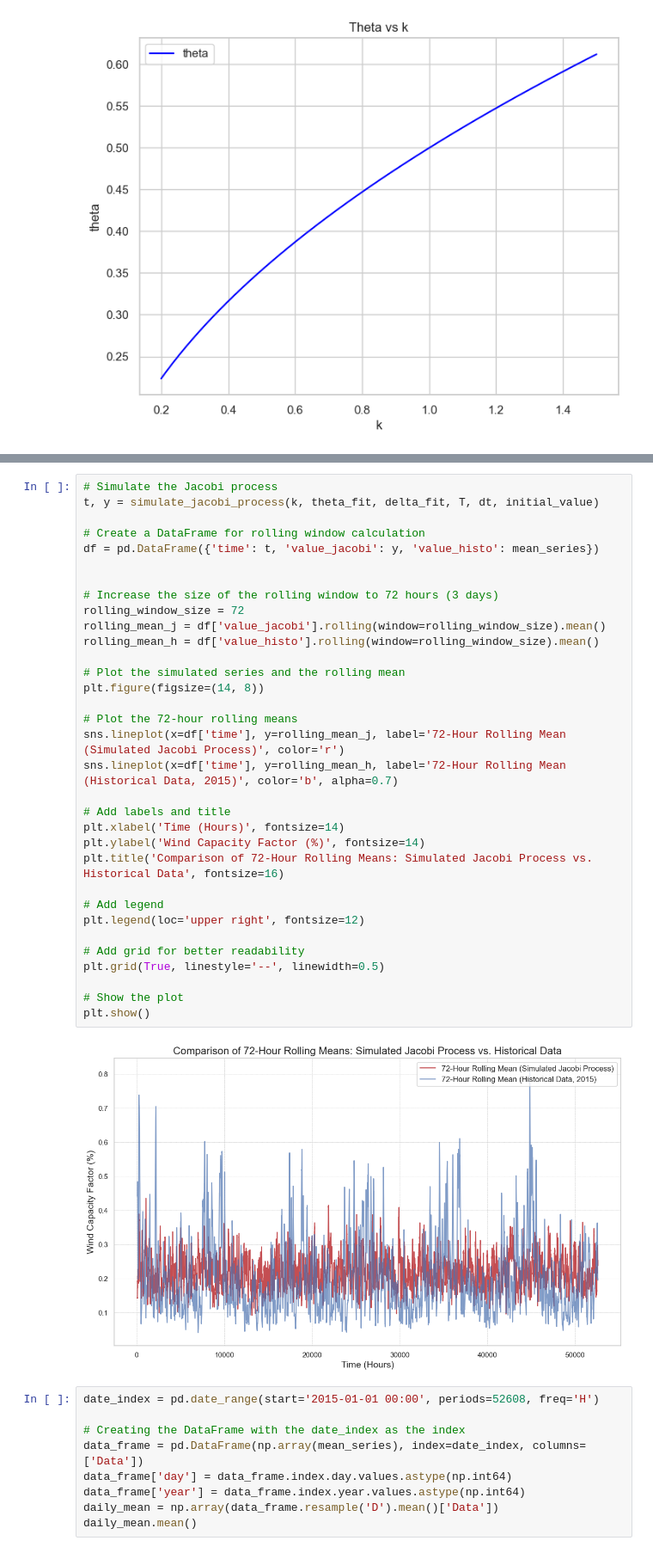
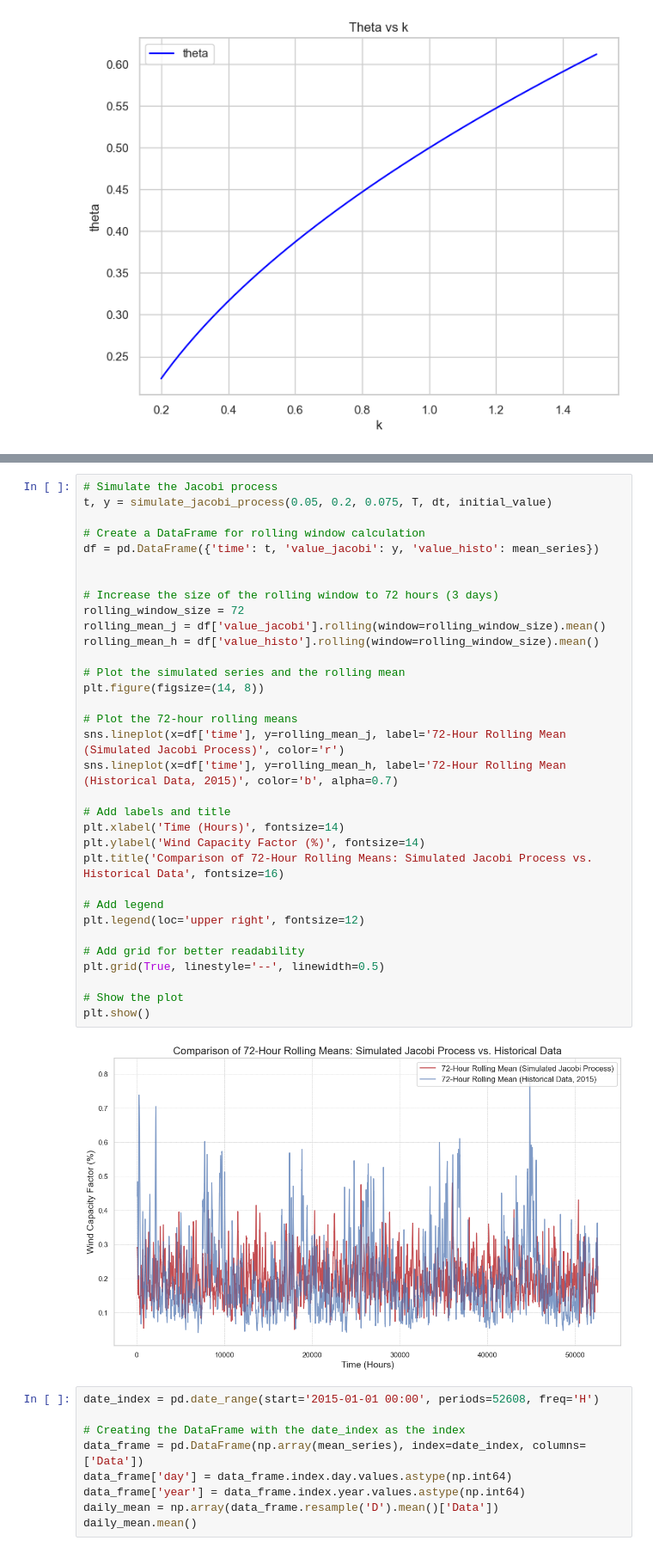
Before and after one commit to aliciabassiere/mfg_elec, a Jupyter notebook: calibration/calibration_wind.ipynb, the cells around one changed output, grey strips where cells are left out. Shown: that part at 86% size. Saved outputs shown, nothing was run; the diff lists cells and outputs as text.

```diff
--- a/calibration/calibration_wind.ipynb
+++ b/calibration/calibration_wind.ipynb
@@ -271,38 +272,38 @@ print(delta_fit)
 # %%
 # Simulate the Jacobi process
-t, y = simulate_jacobi_process(k, theta_fit, delta_fit, T, dt, initial_value)
+t, y = simulate_jacobi_process(0.05, 0.2, 0.075, T, dt, initial_value)
 
 # Create a DataFrame for rolling window calculation
 df = pd.DataFrame({'time': t, 'value_jacobi': y, 'value_histo': mean_series})
 
 
 # Increase the size of the rolling window to 72 hours (3 days)
 rolling_window_size = 72
 rolling_mean_j = df['value_jacobi'].rolling(window=rolling_window_size).mean()
 rolling_mean_h = df['value_histo'].rolling(window=rolling_window_size).mean()
 
 # Plot the simulated series and the rolling mean
 plt.figure(figsize=(14, 8))
 
 # Plot the 72-hour rolling means
 sns.lineplot(x=df['time'], y=rolling_mean_j, label='72-Hour Rolling Mean (Simulated Jacobi Process)', color='r')
 sns.lineplot(x=df['time'], y=rolling_mean_h, label='72-Hour Rolling Mean (Historical Data, 2015)', color='b', alpha=0.7)
 
 # Add labels and title
 plt.xlabel('Time (Hours)', fontsize=14)
 plt.ylabel('Wind Capacity Factor (%)', fontsize=14)
 plt.title('Comparison of 72-Hour Rolling Means: Simulated Jacobi Process vs. Historical Data', fontsize=16)
 
 # Add legend
 plt.legend(loc='upper right', fontsize=12)
 
 # Add grid for better readability
 plt.grid(True, linestyle='--', linewidth=0.5)
 
 # Show the plot
 plt.show()
 # %% [output]
-[figure, old version]
+[figure, new version]
 # %%
 date_index = pd.date_range(start='2015-01-01 00:00', periods=52608, freq='H')
 
```
Also changed, not shown: parts of 3 cells of this notebook, 5 other files.
